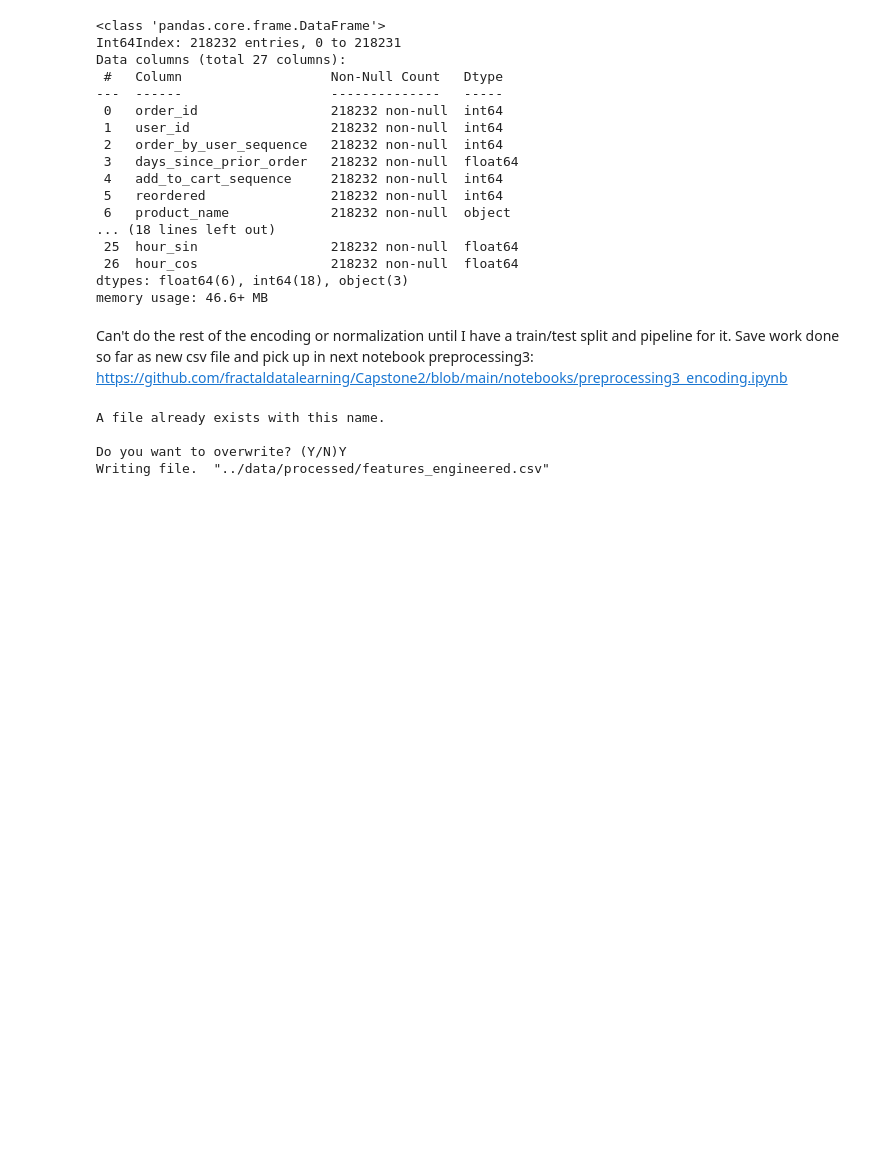
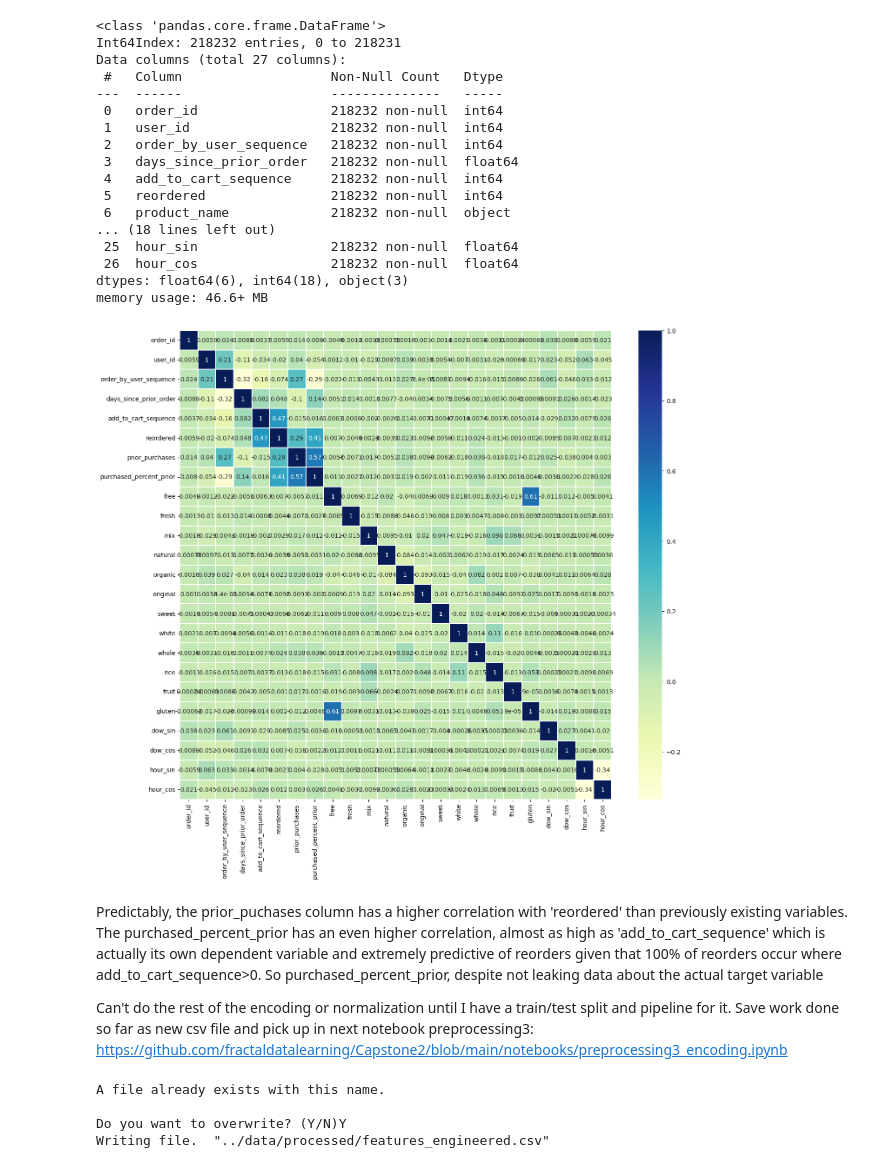
Before and after one commit to fractaldatalearning/Capstone2, a Jupyter notebook: notebooks/preprocessing2_feature_engineering.ipynb, the cells around one changed output. Saved outputs shown, nothing was run; the diff lists cells and outputs as text; code cells hidden in the pictures; blank space fills up the shorter version.

```diff
--- a/notebooks/preprocessing2_feature_engineering.ipynb
+++ b/notebooks/preprocessing2_feature_engineering.ipynb
@@ -543,7 +546,17 @@ Data columns (total 27 columns):
  26  hour_cos                 218232 non-null  float64
 dtypes: float64(6), int64(18), object(3)
 memory usage: 46.6+ MB
+# %%
+# Do any of these new columns have a higher correlation to the target variable than columns
+# did in the past?
+plt.figure(figsize=(16,14))
+sns.heatmap(df.corr(), linewidths=.1, cmap="YlGnBu", annot=True)
+plt.yticks(rotation=0);
+# %% [output]
+[figure, added]
 # %% [markdown]
+Predictably, the prior_puchases column has a higher correlation with 'reordered' than previously existing variables. The purchased_percent_prior has an even higher correlation, almost as high as 'add_to_cart_sequence' which is actually its own dependent variable and extremely predictive of reorders given that 100% of reorders occur where add_to_cart_sequence>0. So purchased_percent_prior, despite not leaking data about the actual target variable
+
 Can't do the rest of the encoding or normalization until I have a train/test split and pipeline for it. Save work done so far as new csv file and pick up in next notebook preprocessing3: https://github.com/fractaldatalearning/Capstone2/blob/main/notebooks/preprocessing3_encoding.ipynb
 # %%
 features_engineered = df
```
Also changed, not shown: parts of 1 cell of this notebook, 2 other files.
